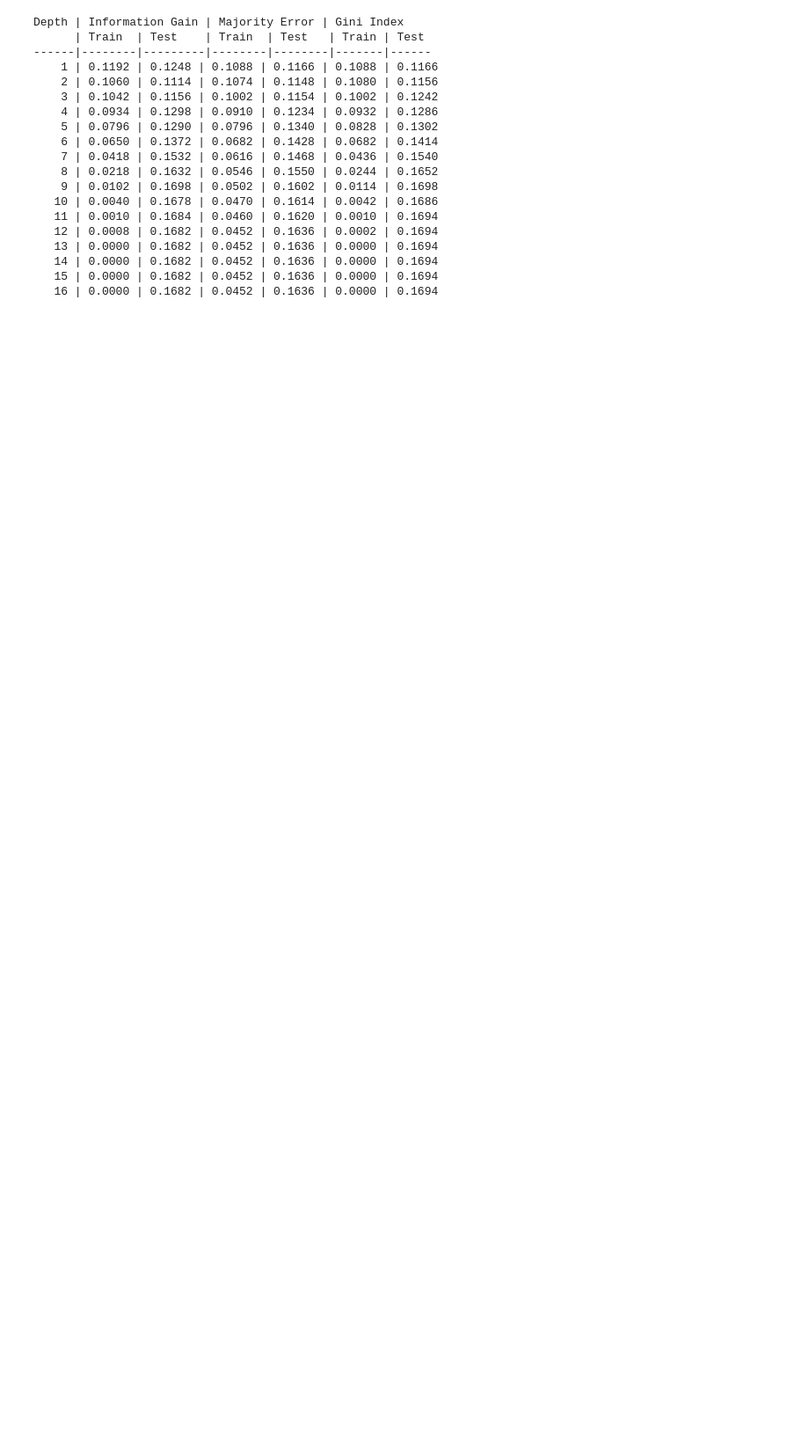
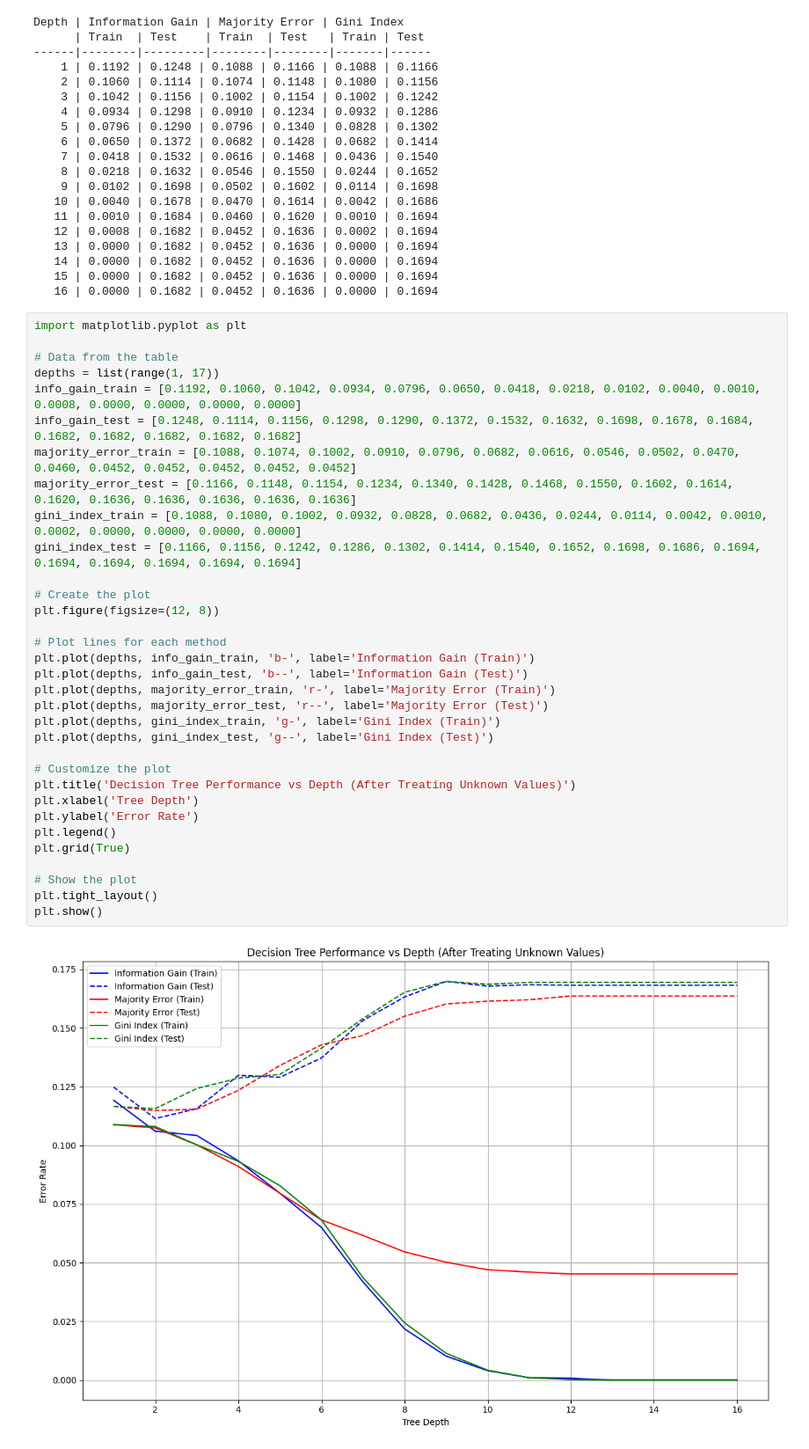
Before and after one commit to raogeorge/machine_learning_course, a Jupyter notebook: DecisionTree/Decision_tree_practice_Q3(b).ipynb, the cells around one changed output. Shown: that part at 88% size. Cells and saved outputs as stored; diff of their text form; blank space fills up the shorter version.

```diff
--- a/DecisionTree/Decision_tree_practice_Q3(b).ipynb
+++ b/DecisionTree/Decision_tree_practice_Q3(b).ipynb
@@ -243,3 +243,38 @@ Depth | Information Gain | Majority Error | Gini Index
    14 | 0.0000 | 0.1682 | 0.0452 | 0.1636 | 0.0000 | 0.1694
    15 | 0.0000 | 0.1682 | 0.0452 | 0.1636 | 0.0000 | 0.1694
    16 | 0.0000 | 0.1682 | 0.0452 | 0.1636 | 0.0000 | 0.1694
+# %%
+import matplotlib.pyplot as plt
+
+# Data from the table
+depths = list(range(1, 17))
+info_gain_train = [0.1192, 0.1060, 0.1042, 0.0934, 0.0796, 0.0650, 0.0418, 0.0218, 0.0102, 0.0040, 0.0010, 0.0008, 0.0000, 0.0000, 0.0000, 0.0000]
+info_gain_test = [0.1248, 0.1114, 0.1156, 0.1298, 0.1290, 0.1372, 0.1532, 0.1632, 0.1698, 0.1678, 0.1684, 0.1682, 0.1682, 0.1682, 0.1682, 0.1682]
+majority_error_train = [0.1088, 0.1074, 0.1002, 0.0910, 0.0796, 0.0682, 0.0616, 0.0546, 0.0502, 0.0470, 0.0460, 0.0452, 0.0452, 0.0452, 0.0452, 0.0452]
+majority_error_test = [0.1166, 0.1148, 0.1154, 0.1234, 0.1340, 0.1428, 0.1468, 0.1550, 0.1602, 0.1614, 0.1620, 0.1636, 0.1636, 0.1636, 0.1636, 0.1636]
+gini_index_train = [0.1088, 0.1080, 0.1002, 0.0932, 0.0828, 0.0682, 0.0436, 0.0244, 0.0114, 0.0042, 0.0010, 0.0002, 0.0000, 0.0000, 0.0000, 0.0000]
+gini_index_test = [0.1166, 0.1156, 0.1242, 0.1286, 0.1302, 0.1414, 0.1540, 0.1652, 0.1698, 0.1686, 0.1694, 0.1694, 0.1694, 0.1694, 0.1694, 0.1694]
+
+# Create the plot
+plt.figure(figsize=(12, 8))
+
+# Plot lines for each method
+plt.plot(depths, info_gain_train, 'b-', label='Information Gain (Train)')
+plt.plot(depths, info_gain_test, 'b--', label='Information Gain (Test)')
+plt.plot(depths, majority_error_train, 'r-', label='Majority Error (Train)')
+plt.plot(depths, majority_error_test, 'r--', label='Majority Error (Test)')
+plt.plot(depths, gini_index_train, 'g-', label='Gini Index (Train)')
+plt.plot(depths, gini_index_test, 'g--', label='Gini Index (Test)')
+
+# Customize the plot
+plt.title('Decision Tree Performance vs Depth (After Treating Unknown Values)')
+plt.xlabel('Tree Depth')
+plt.ylabel('Error Rate')
+plt.legend()
+plt.grid(True)
+
+# Show the plot
+plt.tight_layout()
+plt.show()
+# %% [output]
+[figure, added]
```
Also changed, not shown: 1 other file.
